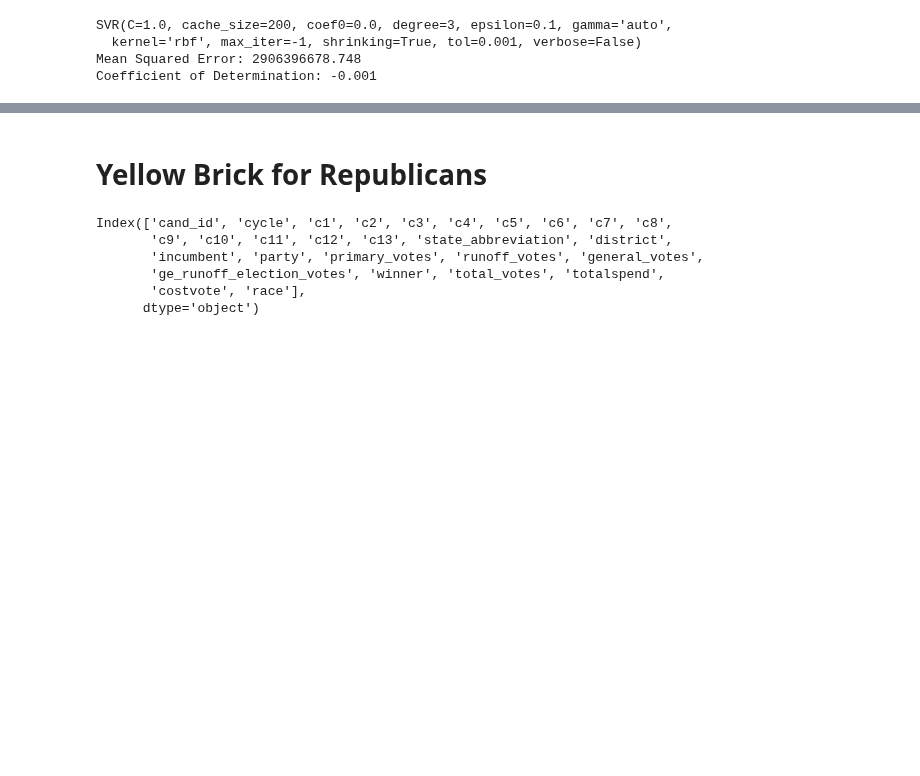
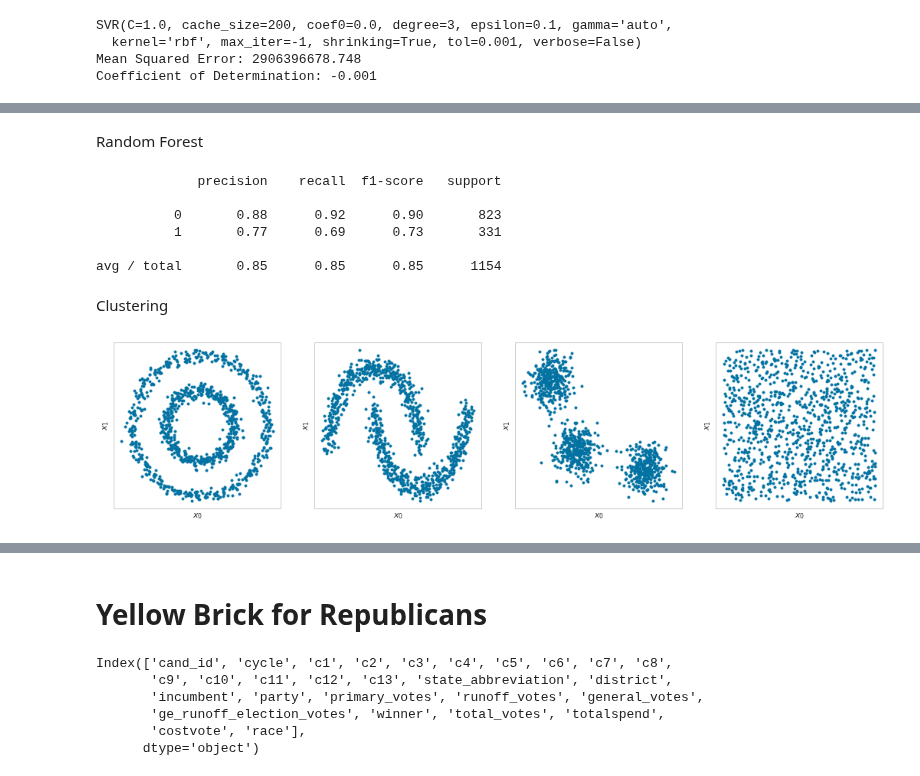
Before and after one commit to georgetown-analytics/four-thirty-five, a Jupyter notebook: 435_Machine_Learning.ipynb, the cells around one changed output, grey strips where cells are left out. Cells and saved outputs as stored; diff of their text form; code cells hidden in the pictures; blank space fills up the shorter version.

```diff
--- a/435_Machine_Learning.ipynb
+++ b/435_Machine_Learning.ipynb
@@ -346,0 +408,11 @@ Coefficient of Determination: 0.080
+# %%
+features = Rep[[
+   'c1','c2','c3','c4','c5','c6','c7','c8','c9','c10','c11','c12','c13'
+]]
+
+X = features
+
+y = Rep['winner']
+
+print(X.shape)
+print(y.shape)
@@ -346,0 +532,58 @@ Coefficient of Determination: 0.080
+# %% [markdown]
+Random Forest
+# %%
+from sklearn.ensemble import RandomForestClassifier
+
+splits     = cv.train_test_split(X, y, test_size=0.25)
+X_train, X_test, y_train, y_test = splits
+
+model      = RandomForestClassifier()
+model.fit(X_train, y_train)
+
+expected   = y_test
+predicted  = model.predict(X_test)
+
+print(classification_report(expected, predicted))
+# %% [output]
+             precision    recall  f1-score   support
+
+          0       0.88      0.92      0.90       823
+          1       0.77      0.69      0.73       331
+
+avg / total       0.85      0.85      0.85      1154
+# %% [markdown]
+Clustering
+# %%
+from sklearn.datasets import make_circles
+from sklearn.datasets import make_moons
+from sklearn.datasets import make_blobs
+from sklearn.preprocessing import StandardScaler
+
+N = 1000 # Number of samples in each cluster
+
+# Some colors for later
+colors = np.array([x for x in 'bgrcmykbgrcmykbgrcmykbgrcmyk'])
+colors = np.hstack([colors] * 20)
+
+circles = make_circles(n_samples=N, factor=.5, noise=.05)
+moons   = make_moons(n_samples=N, noise=.08)
+blobs   = make_blobs(n_samples=N, random_state=9)
+noise   = np.random.rand(N, 2), None
+
+# Let's see what the data looks like!
+fig, axe = plt.subplots(figsize=(18, 4))
+for idx, dataset in enumerate((circles, moons, blobs, noise)):
+    X, y = dataset
+    X = StandardScaler().fit_transform(X)
+
+    plt.subplot(1,4,idx+1)
+    plt.scatter(X[:,0], X[:,1], marker='.')
+
+    plt.xticks(())
+    plt.yticks(())
+    plt.ylabel('$x_1$')
+    plt.xlabel('$x_0$')
+
+plt.show()
+# %% [output]
+[figure, added]
```
Also changed, not shown: parts of 26 cells of this notebook.
